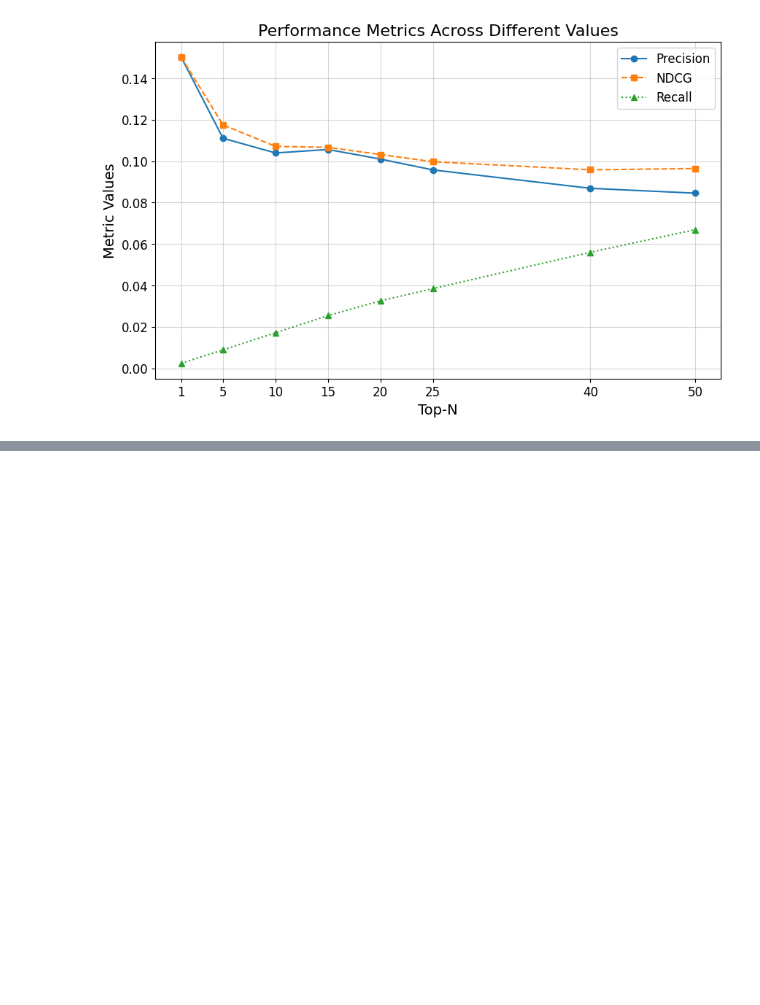
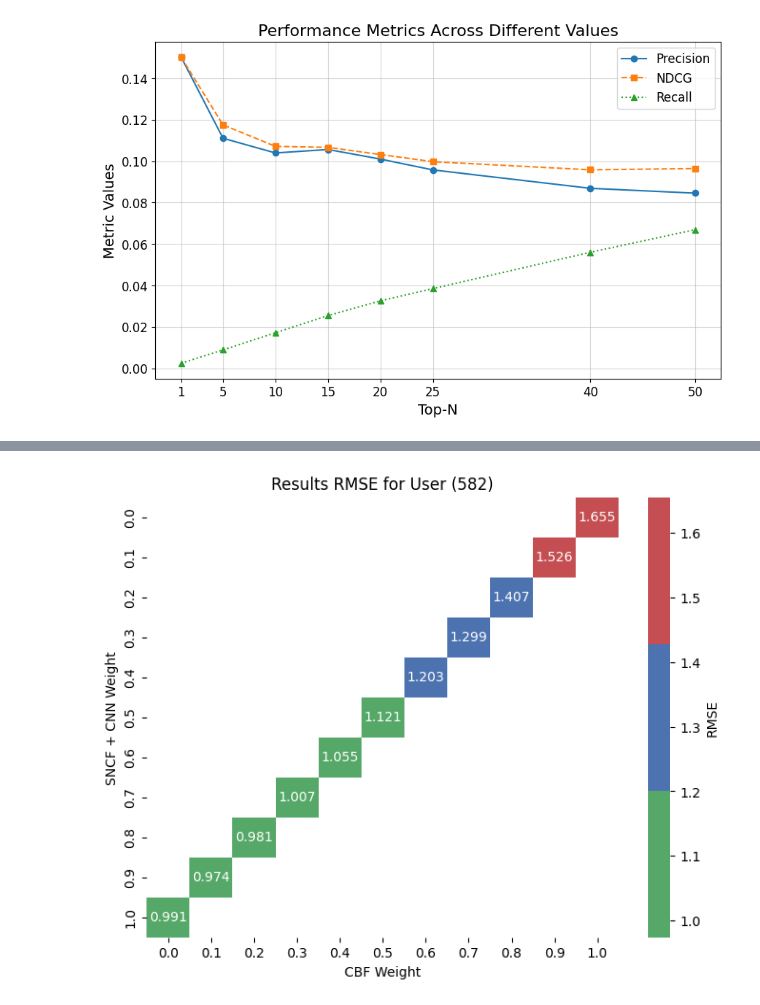
Before and after one commit to 1Tanmay6/hybrid-recommendation-system, a Jupyter notebook: cbf_result_graph.ipynb, the cells around one changed output, grey strips where cells are left out. Saved outputs shown, nothing was run; the diff lists cells and outputs as text; code cells hidden in the pictures; blank space fills up the shorter version.

```diff
--- a/cbf_result_graph.ipynb
+++ b/cbf_result_graph.ipynb
@@ -56,0 +192,37 @@ plt.show()
+# %%
+import seaborn as sns
+import matplotlib.pyplot as plt
+import pandas as pd
+
+# Convert data into a DataFrame
+data = [
+    (0.0, 1.0, 1.6551545878134617),
+    (0.1, 0.9, 1.526250861068207),
+    (0.2, 0.8, 1.407184724483647),
+    (0.3, 0.7, 1.2994061185368122),
+    (0.4, 0.6, 1.2028644635133918),
+    (0.5, 0.5, 1.1207184373895223),
+    (0.6, 0.4, 1.0552551501940701),
+    (0.7, 0.3, 1.0073462359285363),
+    (0.8, 0.2, 0.9808892192950792),
+    (0.9, 0.1, 0.9739669588081202),
+    (1.0, 0.0, 0.9910498802296513),
+]
+df = pd.DataFrame(data, columns=["x", "y", "value"])
+
+# Pivot the data to make it suitable for a heatmap
+heatmap_data = df.pivot(index="x", columns="y", values="value")
+# custom_cmap = sns.color_palette(["r", "g", "b", "black"])
+
+
+plt.figure(figsize=(8, 6))
+
+sns.heatmap(heatmap_data, annot=True, fmt=".3f",
+            cmap=['#55a868',  '#4c72b0', '#c44e52'], cbar_kws={'label': 'RMSE'})
+
+plt.title("Results RMSE for User (582)")
+plt.xlabel("CBF Weight")
+plt.ylabel("SNCF + CNN Weight")
+plt.show()
+# %% [output]
+[figure, added]
```
Also changed, not shown: parts of 5 cells of this notebook, 1 other file.
